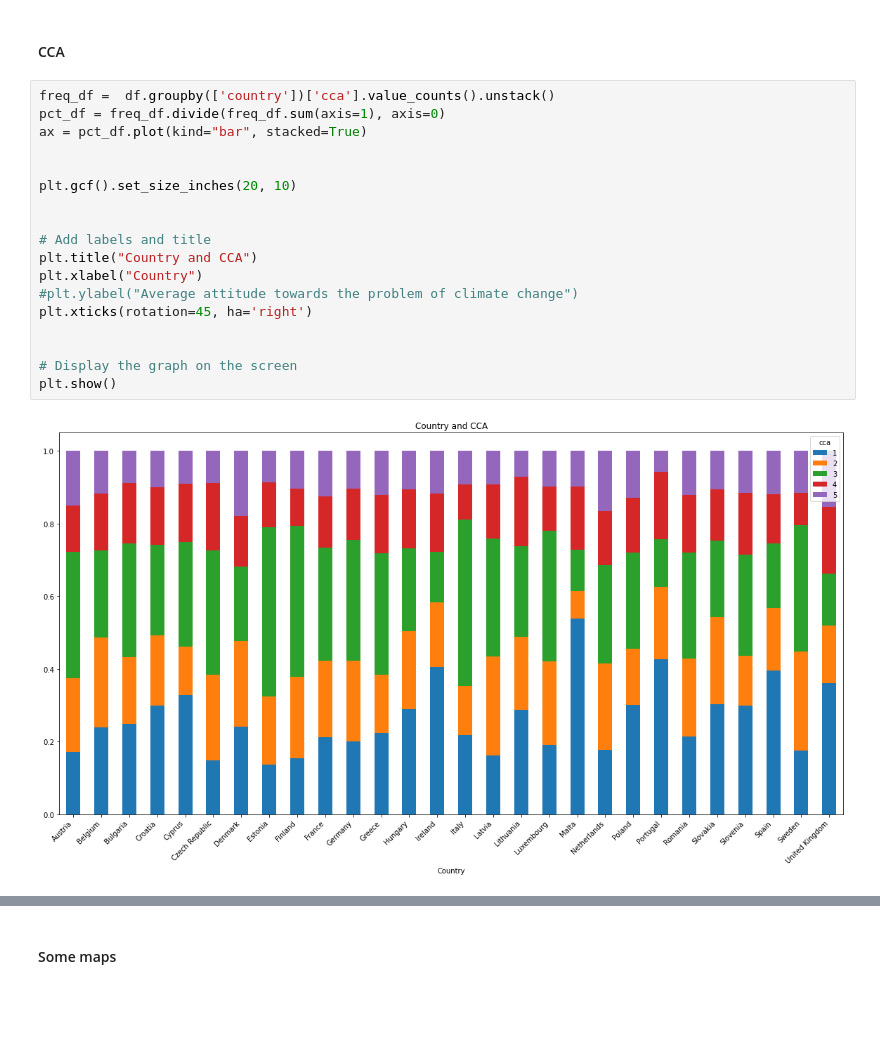
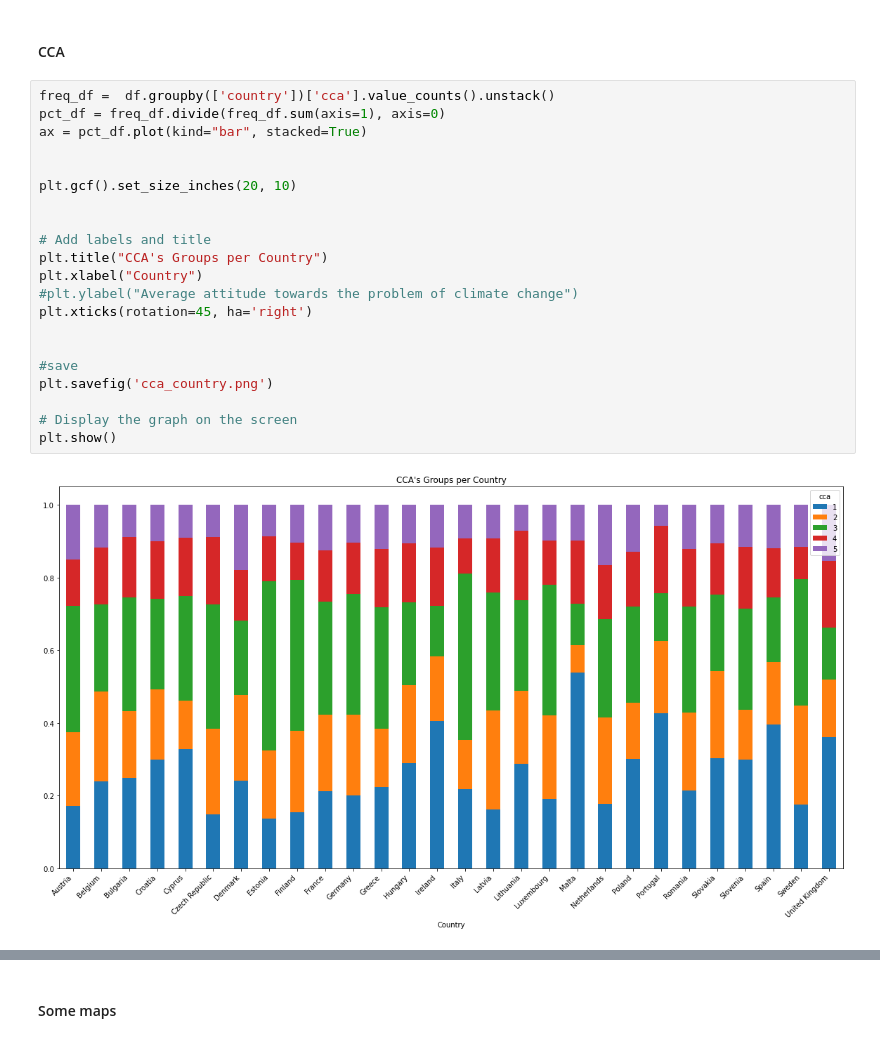
Before and after one commit to claudiagiuspoli/pro-environmental-behaviour, a Jupyter notebook: data viz.ipynb, the cells around one changed output, grey strips where cells are left out. Saved outputs shown, nothing was run; the diff lists cells and outputs as text; blank space fills up the shorter version.

```diff
--- a/data viz.ipynb
+++ b/data viz.ipynb
@@ -536,20 +694,23 @@ plt.show()
 # %%
 freq_df =  df.groupby(['country'])['cca'].value_counts().unstack()
 pct_df = freq_df.divide(freq_df.sum(axis=1), axis=0)
 ax = pct_df.plot(kind="bar", stacked=True)
 
 
 plt.gcf().set_size_inches(20, 10)
 
 
 # Add labels and title
-plt.title("Country and CCA")
+plt.title("CCA's Groups per Country")
 plt.xlabel("Country")
 #plt.ylabel("Average attitude towards the problem of climate change")
 plt.xticks(rotation=45, ha='right')
 
 
+#save
+plt.savefig('cca_country.png')
+
 # Display the graph on the screen
 plt.show()
 # %% [output]
-[figure, old version]
+[figure, new version]
```
Also changed, not shown: parts of 14 cells of this notebook, 6 other files.
